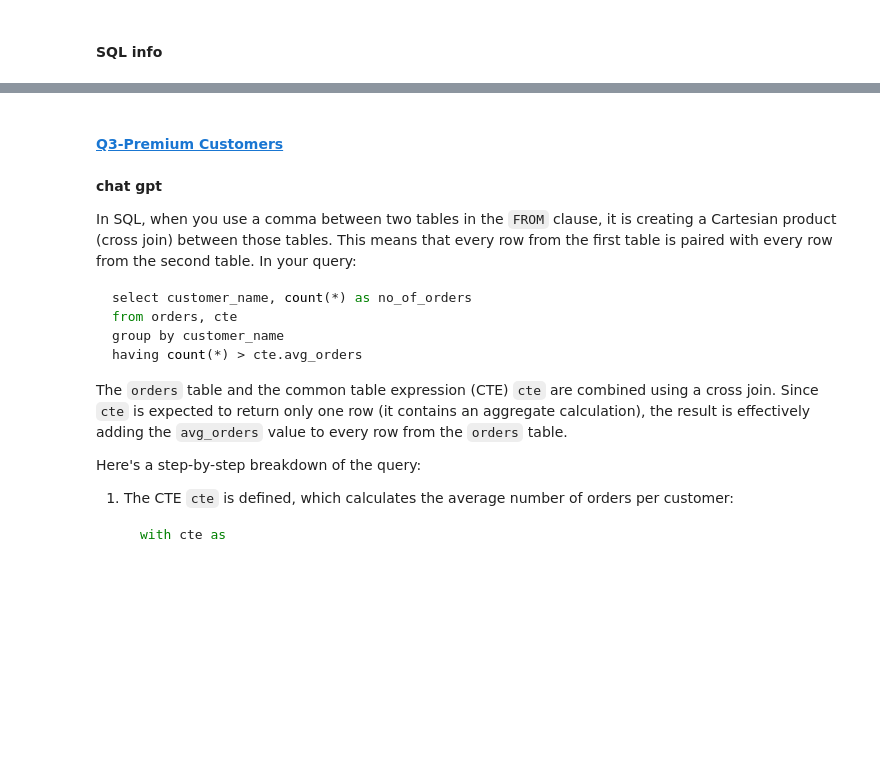
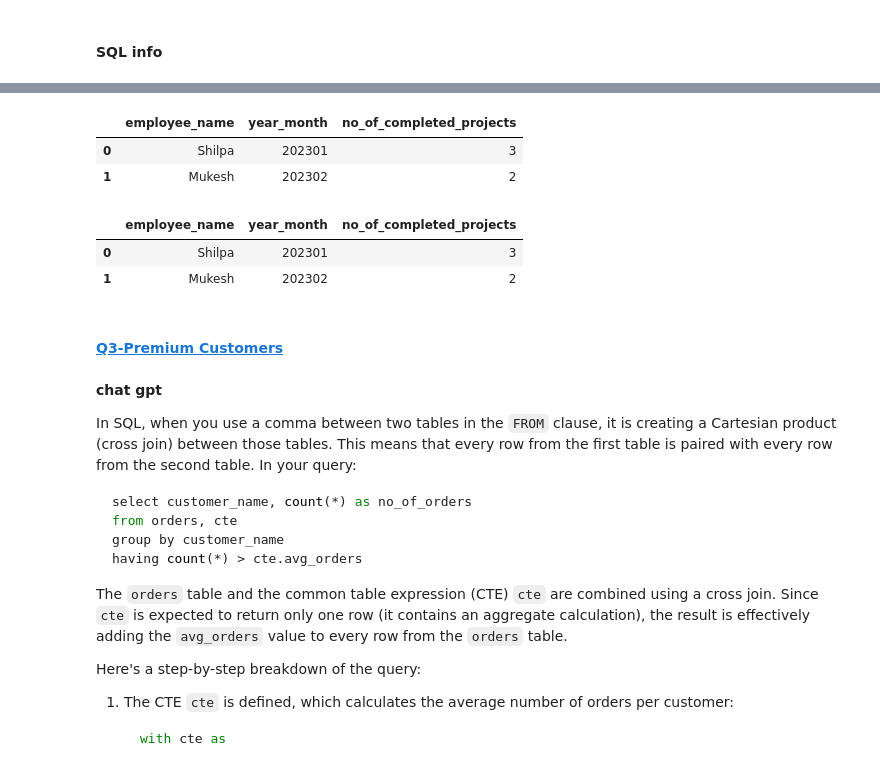
Before and after one commit to smor20/data_analysis, a Jupyter notebook: sql_on_pandas.ipynb, the cells around one changed output, grey strips where cells are left out. Cells and saved outputs as stored; diff of their text form; code cells hidden in the pictures; blank space fills up the shorter version.

```diff
--- a/sql_on_pandas.ipynb
+++ b/sql_on_pandas.ipynb
@@ -35,0 +64,15 @@ sqldf(query)
+# %%
+import pandas as pd
+
+# Creating the dictionary with column names as keys
+data = {
+    'project_id': [101, 102, 103, 104, 105, 106, 108, 109, 110, 112],
+    'employee_name': ['Shilpa', 'Shilpa', 'Shilpa', 'Rahul', 'Rahul', 'Mukesh', 'Mukesh', 'Mukesh', 'Shilpa', 'Rahul'],
+    'project_completion_date': ['2023-01-03', '2023-01-15', '2023-01-22', '2023-01-05', '2023-01-12', '2023-01-23', '2023-02-04', '2023-02-16', '2023-02-24', '2023-02-25']
+}
+
+# Creating the DataFrame
+projects = pd.DataFrame(data)
+
+# Displaying the DataFrame
+print(projects)
@@ -36,3 +91,47 @@ sqldf(query)
+# %%
+query = '''
+with cte as
+(select
+employee_name, strftime('%Y%m', project_completion_date) as year_month,
+count(*) as no_of_completed_projects,
+dense_rank() over(partition by strftime('%Y%m', project_completion_date) order by count(*) desc) as dr
+from projects
+where project_completion_date is not null
+group by employee_name, strftime('%Y%m', project_completion_date))
+
+select
+employee_name, year_month, no_of_completed_projects
+from cte
+where dr=1
+'''
+
+sqldf(query)
+# %% [output]
+|  | employee_name | year_month | no_of_completed_projects |
+| 0 | Shilpa | 202301 | 3 |
+| 1 | Mukesh | 202302 | 2 |
+# %%
+query = '''
+with cte_projects_completed as
+(
+select employee_name,strftime('%Y%m', project_completion_date) as year_month,count(project_completion_date) as no_of_completed_projects
+from projects
+where project_completion_date is not null
+group by employee_name,strftime('%Y%m', project_completion_date)
+)
+
+select employee_name,year_month,no_of_completed_projects
+from
+    (select employee_name,year_month,no_of_completed_projects, rank() over(partition by year_month order by no_of_completed_projects desc) as rn
+    from cte_projects_completed) a
+where rn=1
+'''
+
+sqldf(query)
+# %% [output]
+|  | employee_name | year_month | no_of_completed_projects |
+| 0 | Shilpa | 202301 | 3 |
+| 1 | Mukesh | 202302 | 2 |
 # %% [markdown]
 #### [Q3-Premium Customers](https://100daysofsql.com/new-courses/1/coding-test/4)
 # %%
```
Also changed, not shown: parts of 3 cells of this notebook, 1 other file.
